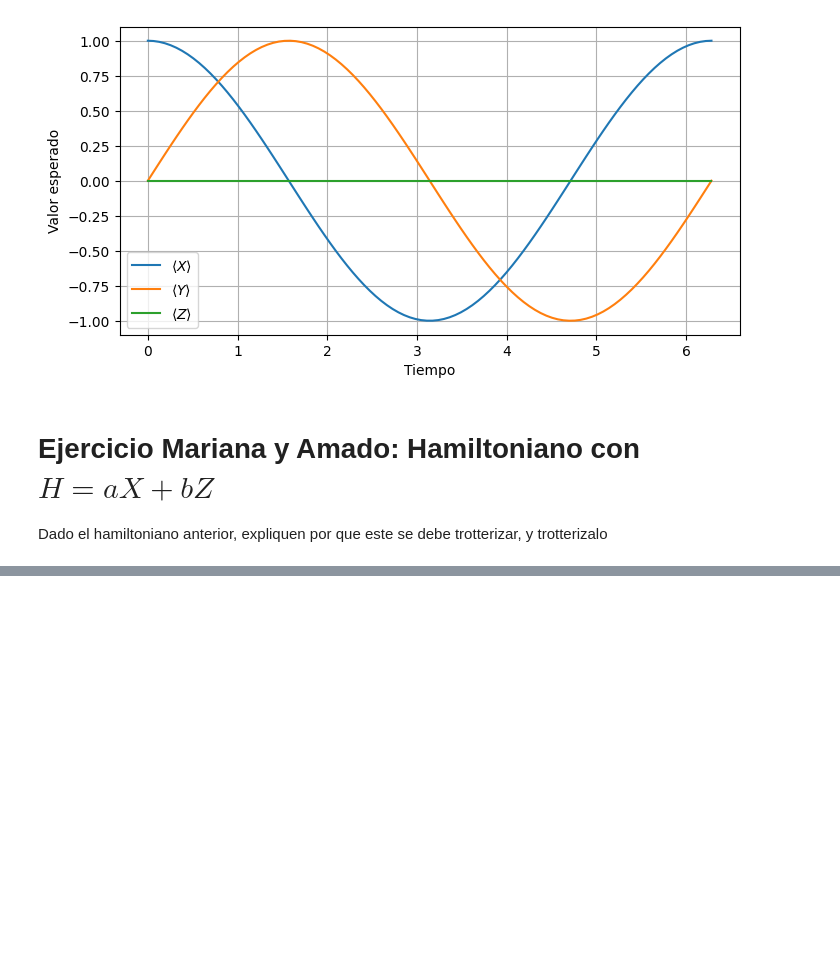
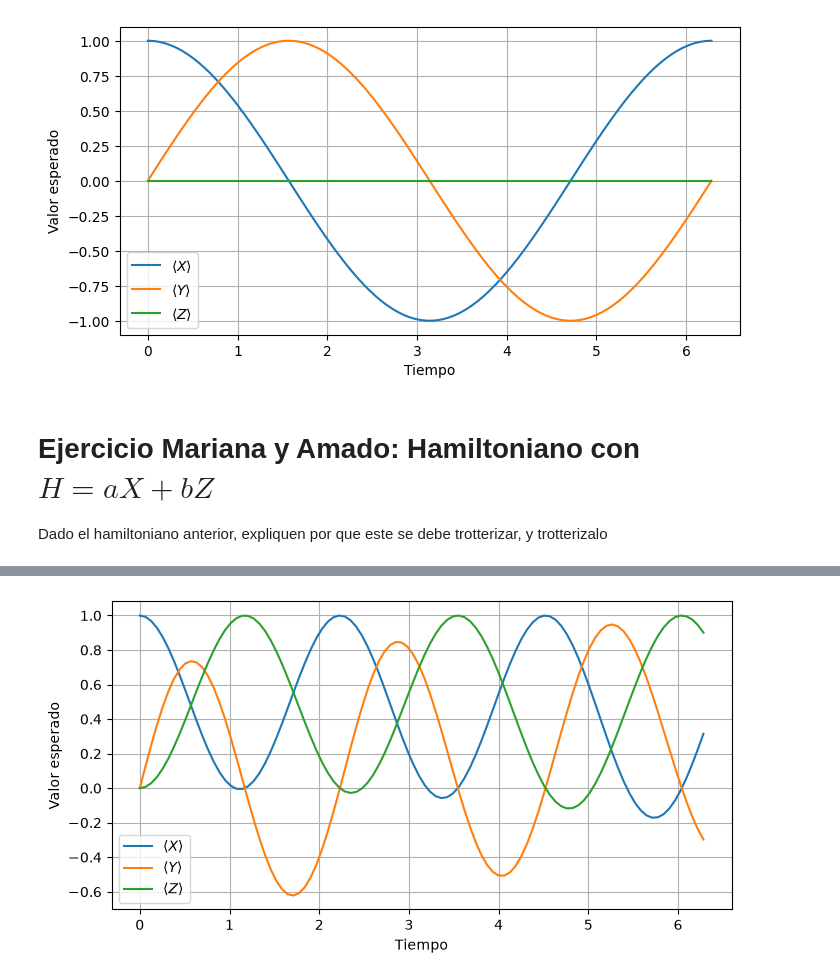
Before and after one commit to BenSanHer/Quantathon-Notebooks-Teoricos, a Jupyter notebook: Notebooks/1 Trotterización.ipynb, the cells around one changed output, grey strips where cells are left out. Drawn from its saved outputs; the diff is of its cells as text; code cells hidden in the pictures; blank space fills up the shorter version.

```diff
--- a/Notebooks/1 Trotterización.ipynb
+++ b/Notebooks/1 Trotterización.ipynb
@@ -208,0 +227,52 @@ Dado el hamiltoniano anterior, expliquen por que este se debe trotterizar, y tro
+# %%
+import numpy as np
+import matplotlib.pyplot as plt
+
+from qiskit import QuantumCircuit
+from qiskit.quantum_info import Statevector, SparsePauliOp
+
+
+X = SparsePauliOp("X")
+Y = SparsePauliOp("Y")
+Z = SparsePauliOp("Z")
+
+
+def trotterized_hamiltonian(circ: QuantumCircuit, dt: float, r:int, a:complex, b:complex) -> None:
+    for _ in range(r):
+        circ.rx(2*a*dt, 0)
+        circ.rz(2*b*dt, 0)
+
+def evolve(t: float, r: int, omega: float = 1.0) -> Statevector:
+    dt = t/r
+    circuit = QuantumCircuit(1)
+    circuit.h(0)
+    trotterized_hamiltonian(circuit, dt, r, 1.0, 1.0)
+    return Statevector.from_instruction(circuit)
+
+
+omega = 1.0
+times = np.linspace(0, 2 * np.pi, 100)
+
+mean_x = []
+mean_y = []
+mean_z = []
+
+for t in times:
+    state = evolve(t, 10, omega)
+
+    mean_x.append(np.real(state.expectation_value(X)))
+    mean_y.append(np.real(state.expectation_value(Y)))
+    mean_z.append(np.real(state.expectation_value(Z)))
+
+
+plt.figure(figsize=(8, 4))
+plt.plot(times, mean_x, label=r"$\langle X\rangle$")
+plt.plot(times, mean_y, label=r"$\langle Y\rangle$")
+plt.plot(times, mean_z, label=r"$\langle Z\rangle$")
+plt.xlabel("Tiempo")
+plt.ylabel("Valor esperado")
+plt.legend()
+plt.grid()
+plt.show()
+# %% [output]
+[figure, added]
```
Also changed, not shown: parts of 3 cells of this notebook, 1 other file.
